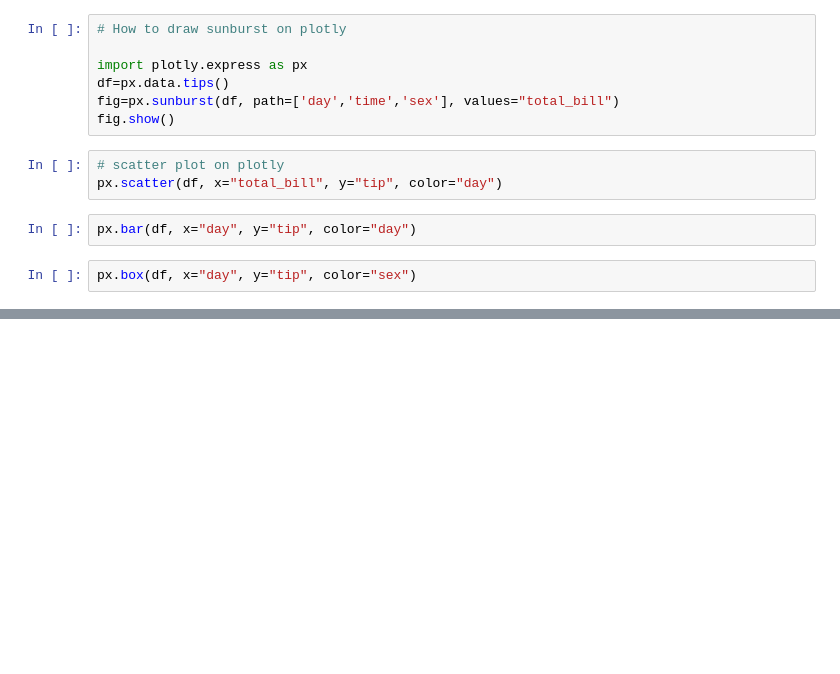
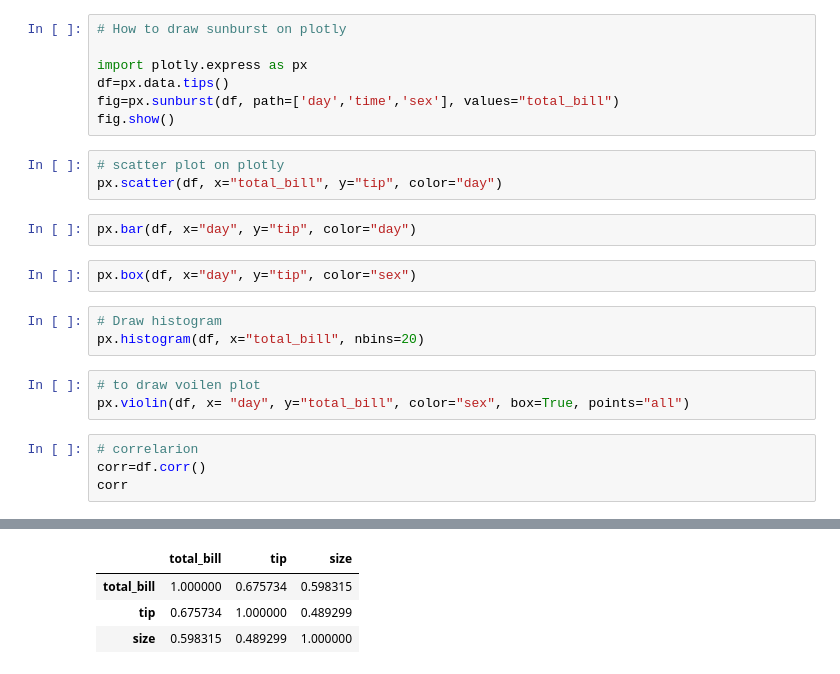
Before and after one commit to Adeelmunir158/Google-advance-data-analytics, a Jupyter notebook: data_visualization.ipynb, the cells around one changed output, grey strips where cells are left out. Drawn from its saved outputs; the diff is of its cells as text; blank space fills up the shorter version.

```diff
--- a/data_visualization.ipynb
+++ b/data_visualization.ipynb
@@ -101,3 +101,14 @@ px.scatter(df, x="total_bill", y="tip", color="day")
 px.bar(df, x="day", y="tip", color="day")
 # %%
 px.box(df, x="day", y="tip", color="sex")
+# %%
+# Draw histogram
+px.histogram(df, x="total_bill", nbins=20)
+# %%
+# to draw voilen plot
+px.violin(df, x= "day", y="total_bill", color="sex", box=True, points="all")
+# %%
+# correlarion
+corr=df.corr()
+corr
+# %% [output]
@@ -103,0 +116,4 @@ px.box(df, x="day", y="tip", color="sex")
+|  | total_bill | tip | size |
+| total_bill | 1.000000 | 0.675734 | 0.598315 |
+| tip | 0.675734 | 1.000000 | 0.489299 |
+| size | 0.598315 | 0.489299 | 1.000000 |
```
Also changed, not shown: parts of 3 cells of this notebook, 1 other file.
